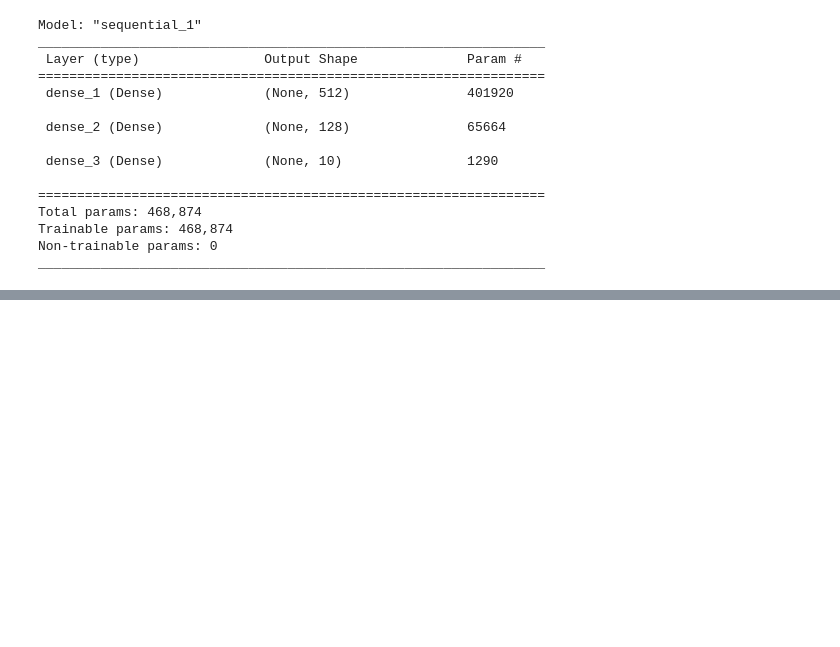
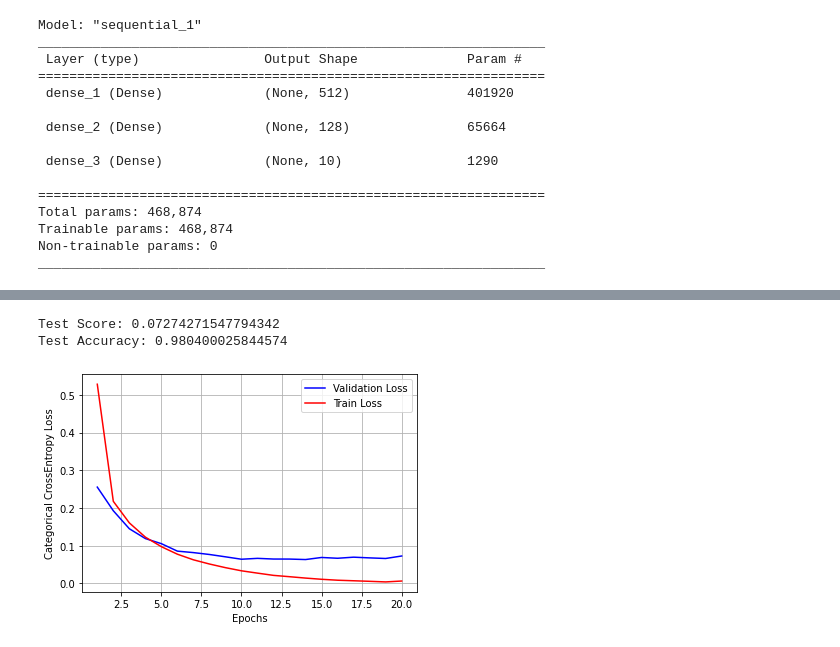
Before and after one commit to sharathc21/HackerRankPrograms, a Jupyter notebook: KerasMNIST.ipynb, the cells around one changed output, grey strips where cells are left out. Drawn from its saved outputs; the diff is of its cells as text; code cells hidden in the pictures; blank space fills up the shorter version.

```diff
--- a/KerasMNIST.ipynb
+++ b/KerasMNIST.ipynb
@@ -249,0 +246,13 @@ plt.show
+# %%
+model_sigmoid= Sequential()
+
+model_sigmoid.add(Dense(512, activation = 'sigmoid', input_shape=(input_dim,)))
+model_sigmoid.add(Dense(128, activation='sigmoid'))
+model_sigmoid.add(Dense(output_dim, activation='softmax'))
+
+
+model_sigmoid.summary()
+
+model_sigmoid.compile(optimizer='ADAM', loss='categorical_crossentropy', metrics=['accuracy'])
+
+history_sigmoid= model_sigmoid.fit(x_train, y_train, batch_size=120, epochs=20, verbose=1, validation_data=(x_test, y_test))
@@ -249,0 +277,18 @@ plt.show
+# %%
+score = model_sigmoid.evaluate(x_test, y_test, verbose=0)
+print("Test Score:", score[0])
+print("Test Accuracy:", score[1])
+
+fig, ax = plt.subplots(1,1)
+ax.set_xlabel('Epochs')
+ax.set_ylabel('Categorical CrossEntropy Loss')
+
+x= list(range(1, nb_epoch+1))
+
+vy = history_sigmoid.history['val_loss']
+ty = history_sigmoid.history['loss']
+plt_dynamic(x, vy, ty, ax)
+# %% [output]
+Test Score: 0.07274271547794342
+Test Accuracy: 0.980400025844574
+[figure, added]
```
Also changed, not shown: parts of 25 cells of this notebook.
